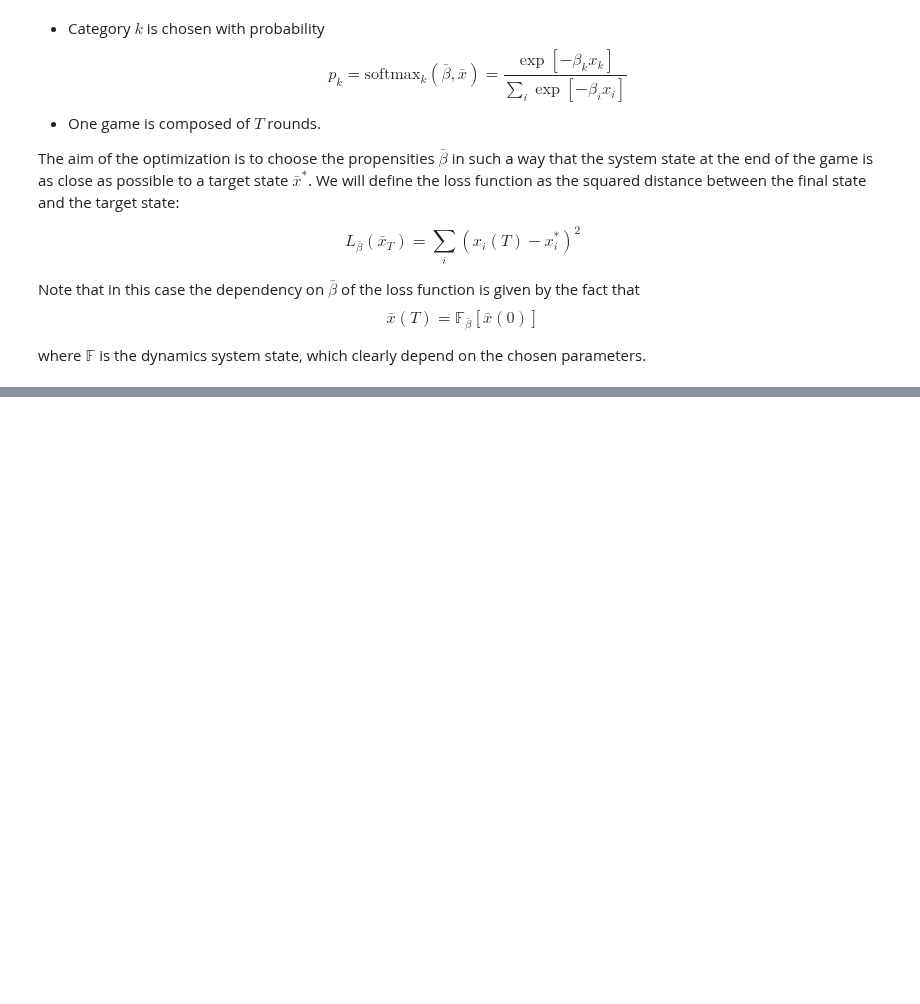
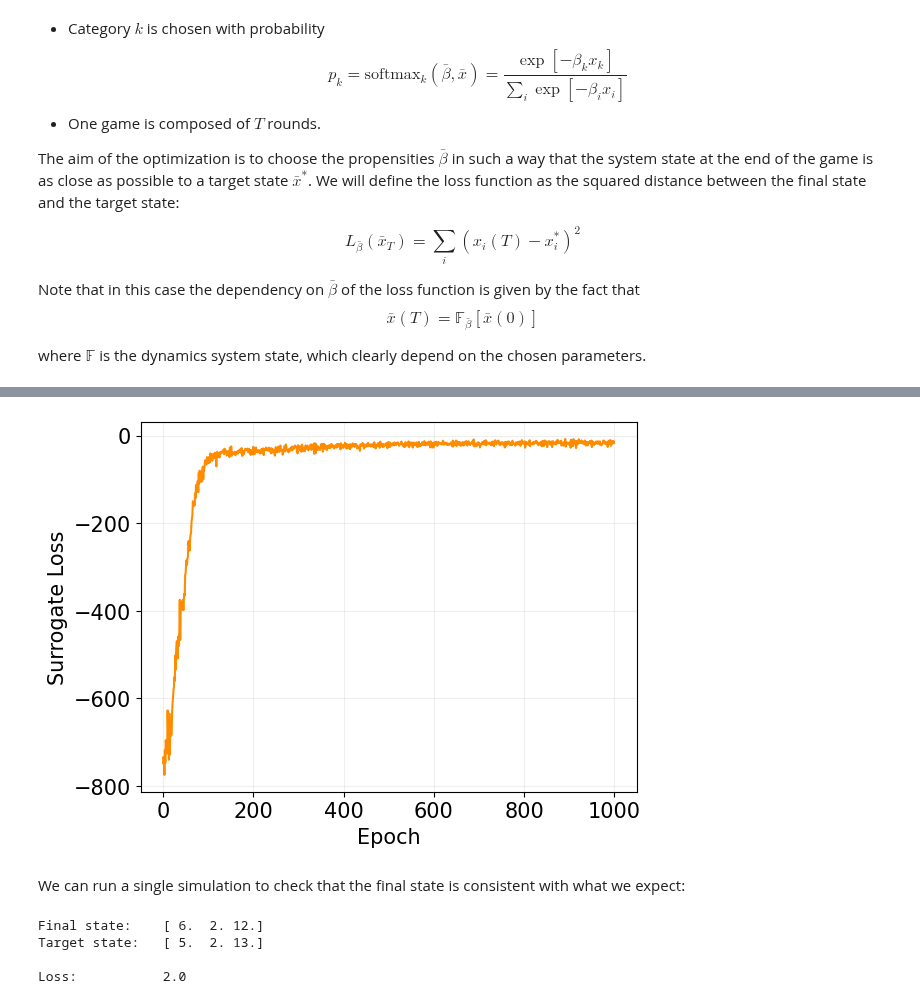
Before and after one commit to fmottes/jax-morph, a Jupyter notebook: tutorials/intro_to_optimization/02 - Optimization of stochastic simulations.ipynb, the cells around one changed output, grey strips where cells are left out. Saved outputs shown, nothing was run; the diff lists cells and outputs as text; code cells hidden in the pictures; blank space fills up the shorter version.

```diff
--- a/tutorials/intro_to_optimization/02 - Optimization of stochastic simulations.ipynb
+++ b/tutorials/intro_to_optimization/02 - Optimization of stochastic simulations.ipynb
@@ -369,0 +500,7 @@ Target final state:     [ 6  2 12]
+# %%
+key, subkey = jax.random.split(key)
+xT = ST_simulation(subkey, x0, opt_params, T)
+
+print(f'Final state:\t{xT}')
+print(f'Target state:\t{target_x}\n')
+print(f'Loss:\t\t{loss_x(xT, target_x)}')
@@ -369,0 +542,18 @@ Target final state:     [ 6  2 12]
+# %%
+def PG_loss(subkey, x0, betas, T, target_x, gamma=.95):
+
+    x0 = np.asarray(x0)
+    target_x = np.asarray(target_x)
+
+    x, logp_t = PG_simulation(subkey, x0, betas, T)
+
+    # loss calculated only on final state - can be made more genreal including all states in time
+    loss = loss_x(x, target_x)
+
+    # discount loss for prevoius time steps
+    # idea: actions taken towards the end have a higher effect on the final state!
+    discounted_losses = np.array([(gamma**(logp_t.shape[0]-i))*loss for i in np.arange(logp_t.shape[0])])
+
+    loss = np.sum(logp_t*jax.lax.stop_gradient(discounted_losses))
+
+    return loss
@@ -369,0 +613,27 @@ Target final state:     [ 6  2 12]
+# %%
+plt.plot(np.arange(EPOCHS), surr_losses, 'darkorange')
+
+plt.xlabel('Epoch')
+plt.ylabel('Surrogate Loss')
+
+# plt.yscale('log')
+
+plt.grid(alpha=.2)
+
+plt.show()
+# %% [output]
+[figure, added]
+# %% [markdown]
+We can run a single simulation to check that the final state is consistent with what we expect:
+# %%
+key, subkey = jax.random.split(key)
+xT, lp = PG_simulation(subkey, x0, opt_params, T)
+
+print(f'Final state:\t{xT}')
+print(f'Target state:\t{target_x}\n')
+print(f'Loss:\t\t{loss_x(xT, target_x)}')
+# %% [output]
+Final state:    [ 6.  2. 12.]
+Target state:   [ 5.  2. 13.]
+
+Loss:           2.0
```
Also changed, not shown: parts of 26 cells of this notebook.
